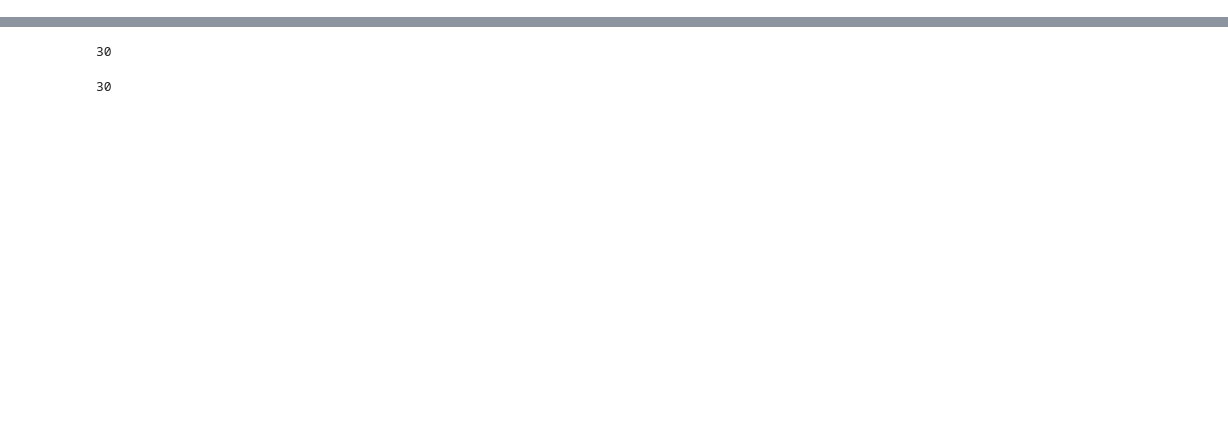
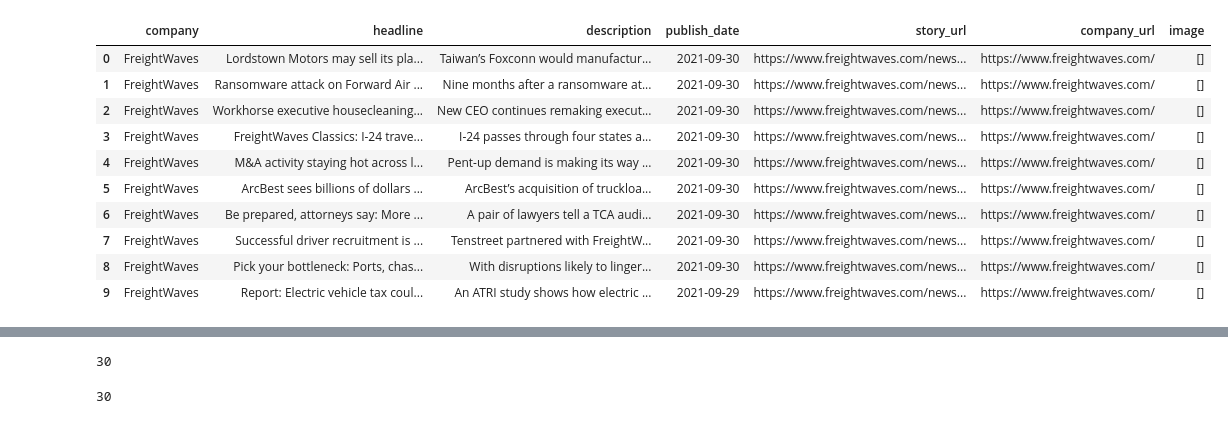
Before and after one commit to mgillespie19/mavenNewsletter, a Jupyter notebook: newsletter_scraper/newsletter_scraper.ipynb, the cells around one changed output, grey strips where cells are left out. Cells and saved outputs as stored; diff of their text form; code cells hidden in the pictures; blank space fills up the shorter version.

```diff
--- a/newsletter_scraper/newsletter_scraper.ipynb
+++ b/newsletter_scraper/newsletter_scraper.ipynb
@@ -65,32 +90,46 @@ ttnews = get_ttnews()
 # %%
-def get_freightWaves():
-    url = 'https://www.freightwaves.com/news/category/trucking'
-    page = requests.get(url)
-    soup = BeautifulSoup(page.content, "html.parser")
+def get_freightWaves(content):
+    soup = BeautifulSoup(content, "html.parser")
 
     companies = []
     description = []
     publish_date = []
     company_urls = []
     stories = []
     titles = []
     images = []
 
     articles = soup.find_all(class_='post-item')
 
     for article in articles:
         title = article.find('a')
         date =  article.find(class_='date meta-item tie-icon')
         text =  article.find('p')
         image = article.find('img')
 
         companies.append('FreightWaves')
-        description.append(text)
-        publish_date.append(date)
+        description.append(text.getText())
+        publish_date.append(dateparser.parse(date.get_text()).date())
         stories.append(title.get('href'))
         titles.append(title.get('aria-label'))
         images.append(image)
         company_urls.append('https://www.freightwaves.com/')
 
     dataframe = pd.DataFrame({'company':companies, 'headline':titles, 'description':description, 'publish_date':publish_date, 'story_url':stories, 'company_url':company_urls, 'image':images})
     return dataframe
+
+fw_news = get_freightWaves(fw_news_content)
+
+fw_news
+# %% [output]
+|  | company | headline | description | publish_date | story_url | company_url | image |
+| 0 | FreightWaves | Lordstown Motors may sell its pla... | Taiwan’s Foxconn would manufactur... | 2021-09-30 | https://www.freightwaves.com/news... | https://www.freightwaves.com/ | [] |
+| 1 | FreightWaves | Ransomware attack on Forward Air ... | Nine months after a ransomware at... | 2021-09-30 | https://www.freightwaves.com/news... | https://www.freightwaves.com/ | [] |
+| 2 | FreightWaves | Workhorse executive housecleaning... | New CEO continues remaking execut... | 2021-09-30 | https://www.freightwaves.com/news... | https://www.freightwaves.com/ | [] |
+| 3 | FreightWaves | FreightWaves Classics: I-24 trave... | I-24 passes through four states a... | 2021-09-30 | https://www.freightwaves.com/news... | https://www.freightwaves.com/ | [] |
+| 4 | FreightWaves | M&A activity staying hot across l... | Pent-up demand is making its way ... | 2021-09-30 | https://www.freightwaves.com/news... | https://www.freightwaves.com/ | [] |
+| 5 | FreightWaves | ArcBest sees billions of dollars ... | ArcBest’s acquisition of truckloa... | 2021-09-30 | https://www.freightwaves.com/news... | https://www.freightwaves.com/ | [] |
+| 6 | FreightWaves | Be prepared, attorneys say: More ... | A pair of lawyers tell a TCA audi... | 2021-09-30 | https://www.freightwaves.com/news... | https://www.freightwaves.com/ | [] |
+| 7 | FreightWaves | Successful driver recruitment is ... | Tenstreet partnered with FreightW... | 2021-09-30 | https://www.freightwaves.com/news... | https://www.freightwaves.com/ | [] |
+| 8 | FreightWaves | Pick your bottleneck: Ports, chas... | With disruptions likely to linger... | 2021-09-30 | https://www.freightwaves.com/news... | https://www.freightwaves.com/ | [] |
+| 9 | FreightWaves | Report: Electric vehicle tax coul... | An ATRI study shows how electric ... | 2021-09-29 | https://www.freightwaves.com/news... | https://www.freightwaves.com/ | [] |
```
Also changed, not shown: parts of 12 cells of this notebook, 1 other file.
